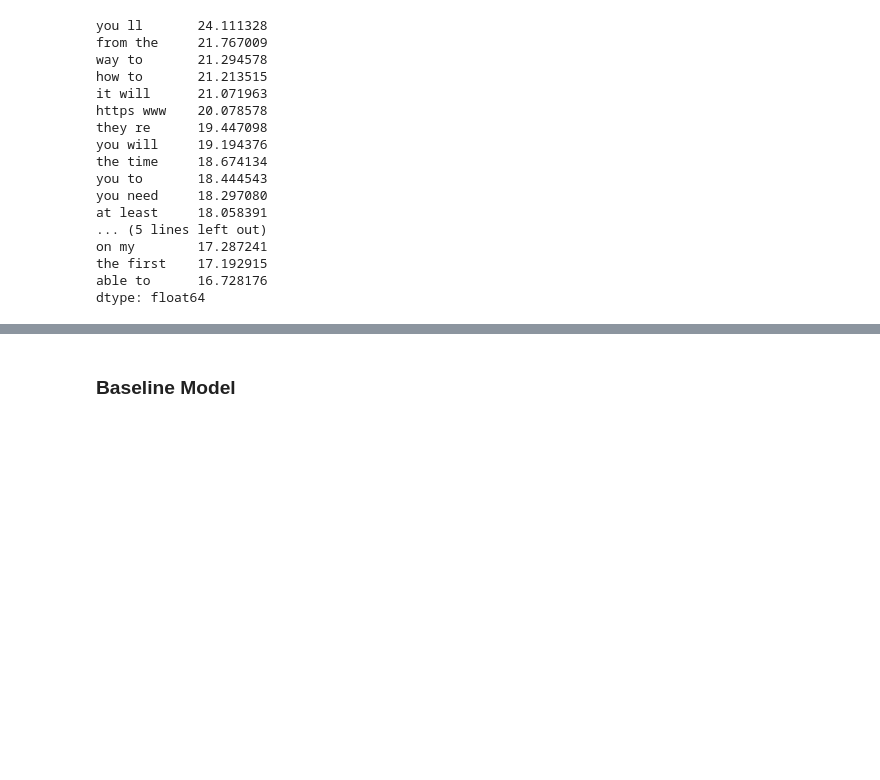
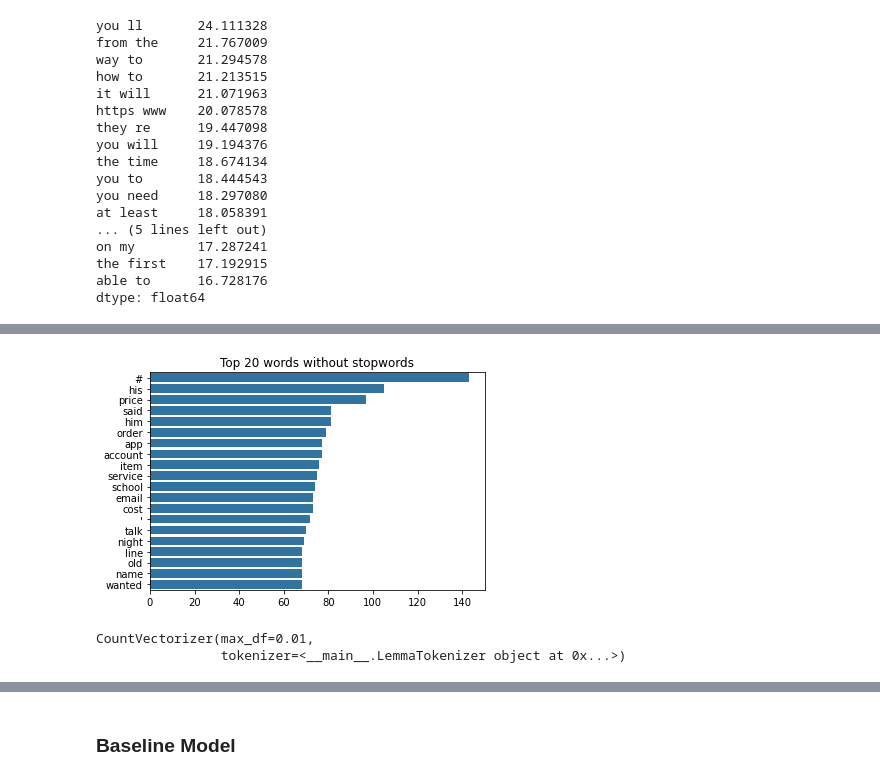
Before and after one commit to Femli/lifehacks_vs_lifeprotips, a Jupyter notebook: code/03_Feature_Engineering_EDA.ipynb, the cells around one changed output, grey strips where cells are left out. Cells and saved outputs as stored; diff of their text form; code cells hidden in the pictures; blank space fills up the shorter version.

```diff
--- a/code/03_Feature_Engineering_EDA.ipynb
+++ b/code/03_Feature_Engineering_EDA.ipynb
@@ -469,0 +473,8 @@ dtype: float64
+# %%
+## adding lemmatization
+class LemmaTokenizer():
+    def __init__(self):
+        self.wnl = WordNetLemmatizer()
+
+    def __call__(self, doc):
+        return [self.wnl.lemmatize(word) for word in word_tokenize(doc)]
@@ -469,0 +529,3 @@ dtype: float64
+# %%
+lt2 = CountVectorizer(tokenizer=LemmaTokenizer(), min_df=5, max_df=.03)
+lt2
@@ -469,0 +535,4 @@ dtype: float64
+# %%
+X_train_lt2 = pd.DataFrame(lt2.fit_transform(X_train).A, columns=lt2.get_feature_names_out())
+X_test_lt2 = pd.DataFrame(lt2.transform(X_test).A, columns=lt2.get_feature_names_out())
+X_train_lt2.head(5)
@@ -469,0 +557,3 @@ dtype: float64
+# %%
+lt2_top_20 = X_train_lt2.sum().sort_values(ascending=False)[:20]
+lt2_top_20
@@ -469,0 +578,11 @@ dtype: float64
+# %%
+sns.barplot(y=list(lt2_top_20.index), x=lt2_top_20.values, orient='h', color='tab:blue')
+plt.title("Top 20 words without stopwords");
+# %% [output]
+[figure, added]
+# %%
+lt3 = CountVectorizer(tokenizer=LemmaTokenizer(), min_df=1, max_df=.01)
+lt3
+# %% [output]
+CountVectorizer(max_df=0.01,
+                tokenizer=<__main__.LemmaTokenizer object at 0x...>)
```
Also changed, not shown: parts of 50 cells of this notebook, 5 other files.
